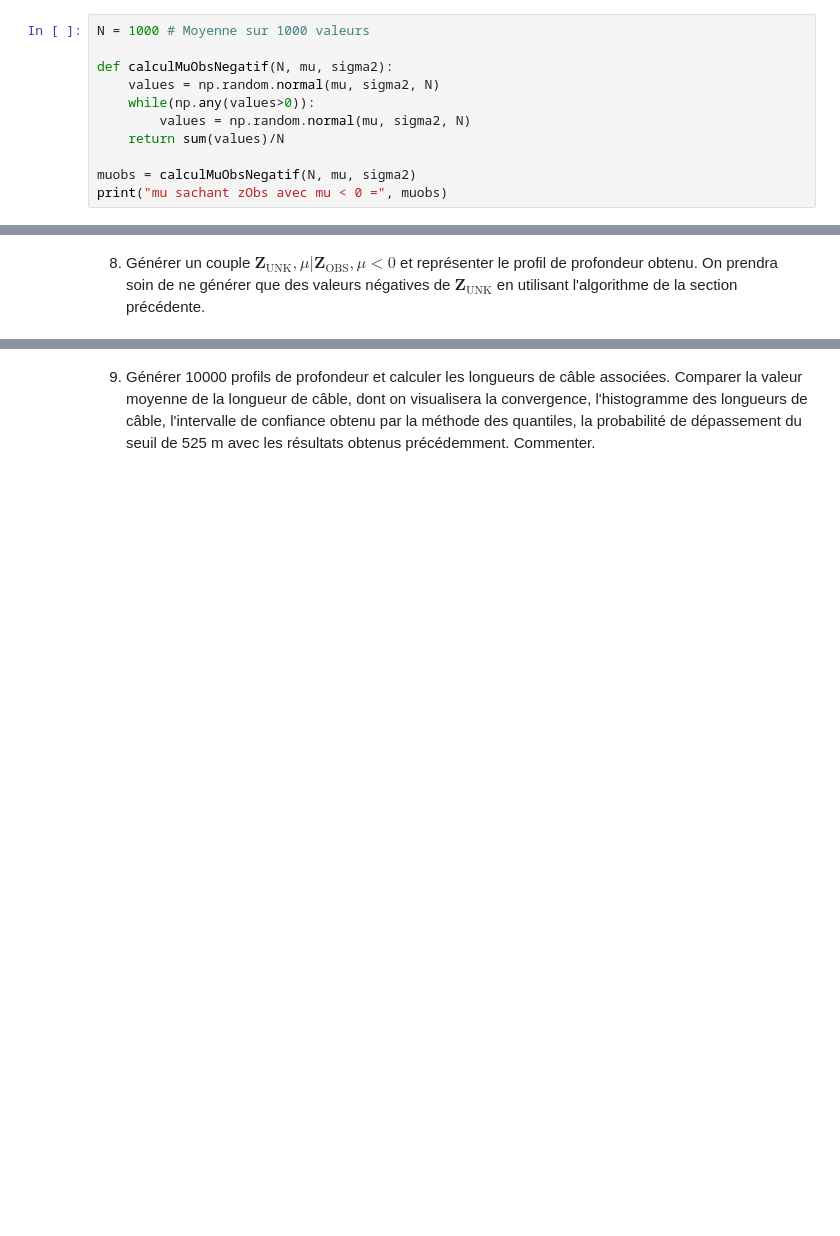
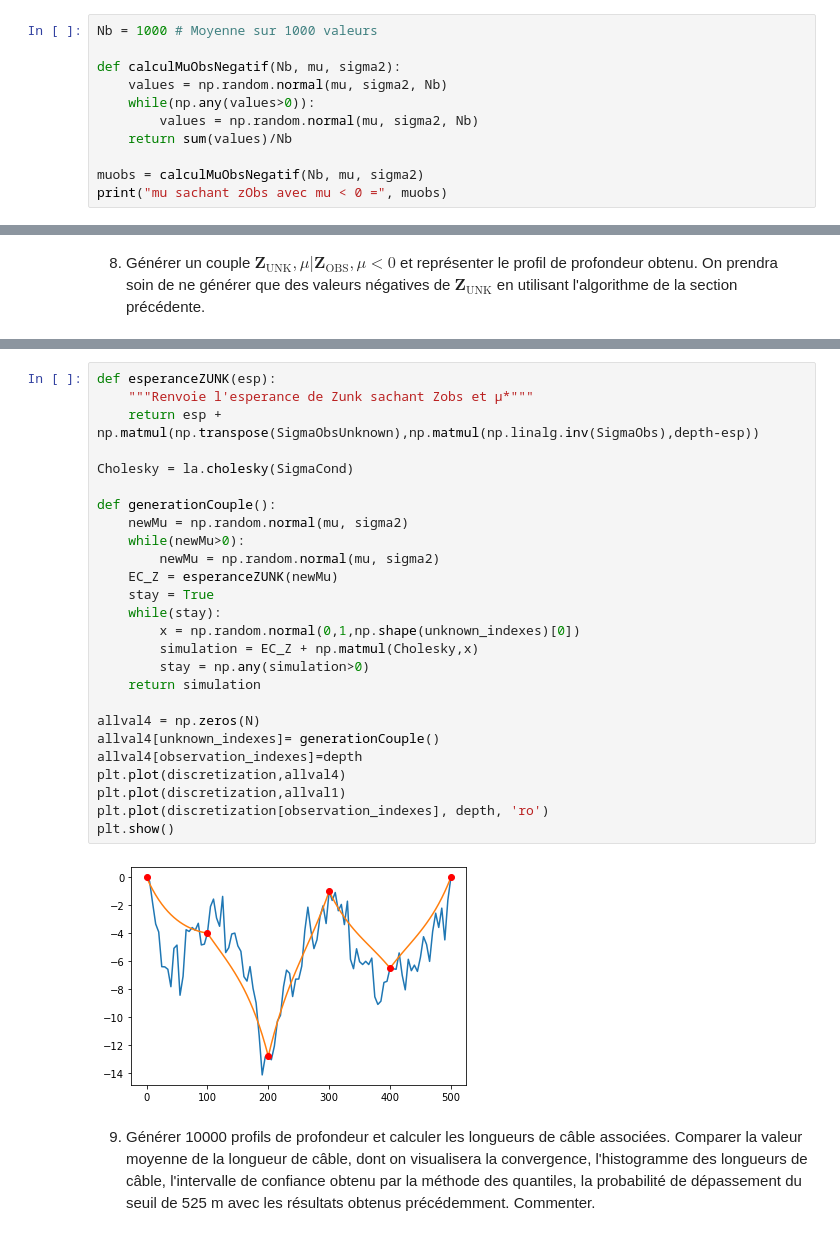
Before and after one commit to LouisDlms/projet-proba, a Jupyter notebook: projet_BRETAUD_DELMAS.ipynb, the cells around one changed output, grey strips where cells are left out. Saved outputs shown, nothing was run; the diff lists cells and outputs as text; blank space fills up the shorter version.

```diff
--- a/projet_BRETAUD_DELMAS.ipynb
+++ b/projet_BRETAUD_DELMAS.ipynb
@@ -546,12 +548,12 @@ Pour obtenir un tel algorithme, il suffit de calculer plusieurs valeurs de $\mu$
 # %%
-N = 1000 # Moyenne sur 1000 valeurs
+Nb = 1000 # Moyenne sur 1000 valeurs
 
-def calculMuObsNegatif(N, mu, sigma2):
-    values = np.random.normal(mu, sigma2, N)
+def calculMuObsNegatif(Nb, mu, sigma2):
+    values = np.random.normal(mu, sigma2, Nb)
     while(np.any(values>0)):
-        values = np.random.normal(mu, sigma2, N)
-    return sum(values)/N
+        values = np.random.normal(mu, sigma2, Nb)
+    return sum(values)/Nb
 
-muobs = calculMuObsNegatif(N, mu, sigma2)
+muobs = calculMuObsNegatif(Nb, mu, sigma2)
 print("mu sachant zObs avec mu < 0 =", muobs)
 # %% [output]
@@ -561,2 +571,30 @@ mu sachant zObs avec mu < 0 = -4.232976950642014
+# %%
+def esperanceZUNK(esp):
+    """Renvoie l'esperance de Zunk sachant Zobs et µ*"""
+    return esp + np.matmul(np.transpose(SigmaObsUnknown),np.matmul(np.linalg.inv(SigmaObs),depth-esp))
+
+Cholesky = la.cholesky(SigmaCond)
+
+def generationCouple():
+    newMu = np.random.normal(mu, sigma2)
+    while(newMu>0):
+        newMu = np.random.normal(mu, sigma2)
+    EC_Z = esperanceZUNK(newMu)
+    stay = True
+    while(stay):
+        x = np.random.normal(0,1,np.shape(unknown_indexes)[0])
+        simulation = EC_Z + np.matmul(Cholesky,x)
+        stay = np.any(simulation>0)
+    return simulation
+
+allval4 = np.zeros(N)
+allval4[unknown_indexes]= generationCouple()
+allval4[observation_indexes]=depth
+plt.plot(discretization,allval4)
+plt.plot(discretization,allval1)
+plt.plot(discretization[observation_indexes], depth, 'ro')
+plt.show()
+# %% [output]
+[figure, added]
 # %% [markdown]
 9. Générer 10000 profils de profondeur et calculer les longueurs de câble associées. Comparer la valeur moyenne de la longueur de câble, dont on visualisera la convergence, l'histogramme des longueurs de câble, l'intervalle de confiance obtenu par la méthode des quantiles, la probabilité de dépassement du seuil de 525 m avec les résultats obtenus précédemment. Commenter.
```
Also changed, not shown: parts of 23 cells of this notebook.
